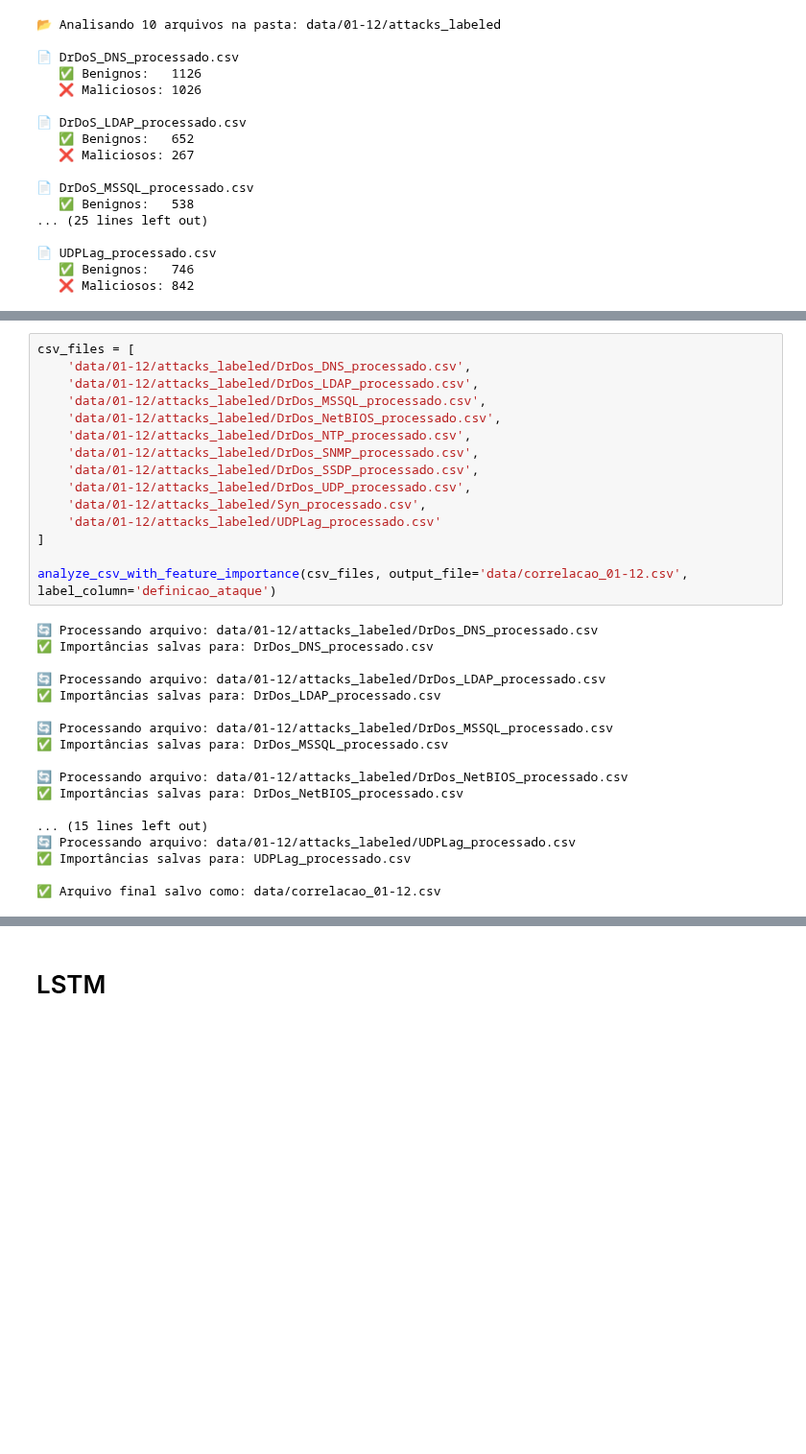
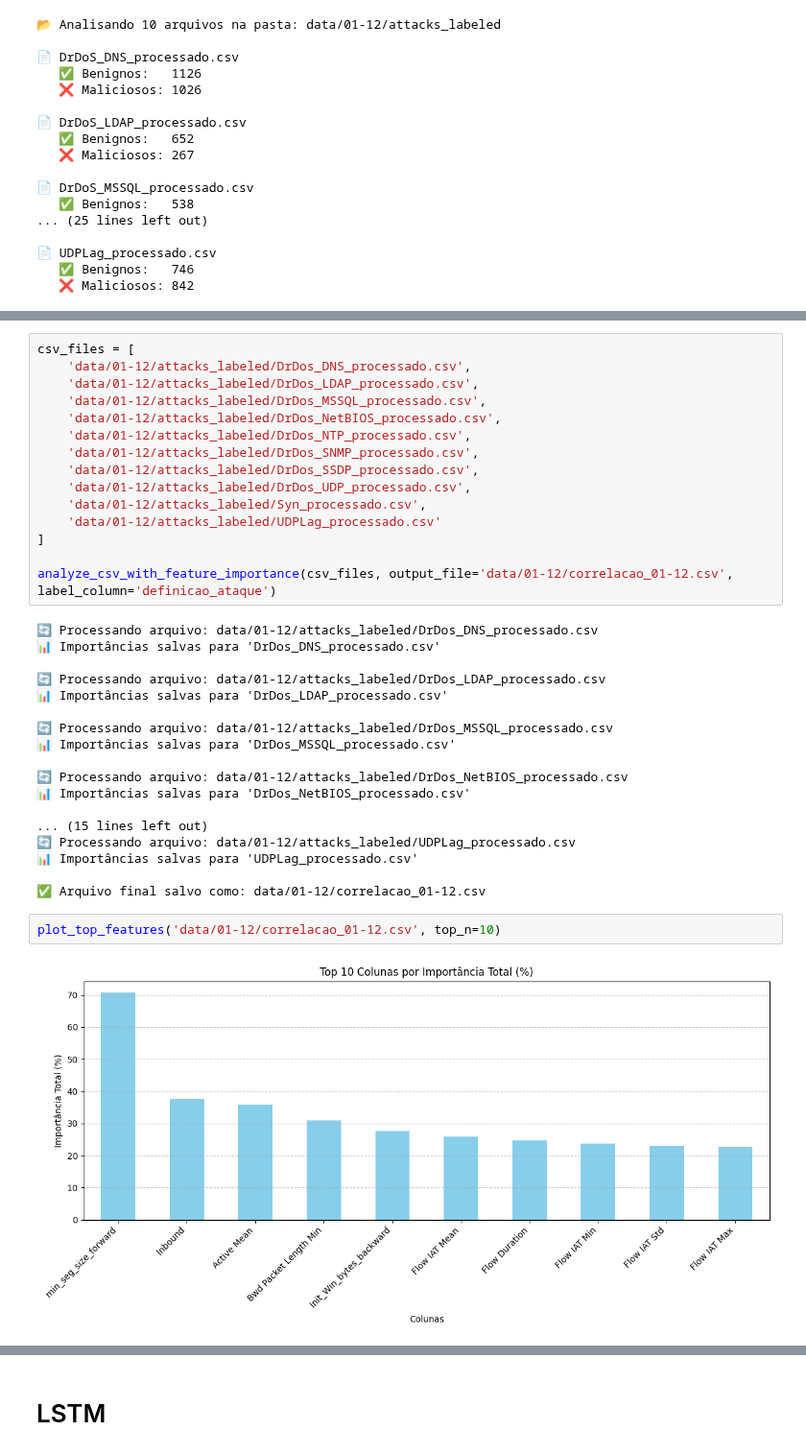
Before and after one commit to iRocktys/anomalyDetection, a Jupyter notebook: model.ipynb, the cells around one changed output, grey strips where cells are left out. Shown at 96% size. Cells and saved outputs as stored; diff of their text form; blank space fills up the shorter version.

```diff
--- a/model.ipynb
+++ b/model.ipynb
@@ -659,22 +644,26 @@ csv_files = [
     'data/01-12/attacks_labeled/UDPLag_processado.csv'
 ]
 
-analyze_csv_with_feature_importance(csv_files, output_file='data/correlacao_01-12.csv', label_column='definicao_ataque')
+analyze_csv_with_feature_importance(csv_files, output_file='data/01-12/correlacao_01-12.csv', label_column='definicao_ataque')
 # %% [output]
 🔄 Processando arquivo: data/01-12/attacks_labeled/DrDos_DNS_processado.csv
-✅ Importâncias salvas para: DrDos_DNS_processado.csv
+📊 Importâncias salvas para 'DrDos_DNS_processado.csv'
 
 🔄 Processando arquivo: data/01-12/attacks_labeled/DrDos_LDAP_processado.csv
-✅ Importâncias salvas para: DrDos_LDAP_processado.csv
+📊 Importâncias salvas para 'DrDos_LDAP_processado.csv'
 
 🔄 Processando arquivo: data/01-12/attacks_labeled/DrDos_MSSQL_processado.csv
-✅ Importâncias salvas para: DrDos_MSSQL_processado.csv
+📊 Importâncias salvas para 'DrDos_MSSQL_processado.csv'
 
 🔄 Processando arquivo: data/01-12/attacks_labeled/DrDos_NetBIOS_processado.csv
-✅ Importâncias salvas para: DrDos_NetBIOS_processado.csv
+📊 Importâncias salvas para 'DrDos_NetBIOS_processado.csv'
 
 ... (15 lines left out)
 🔄 Processando arquivo: data/01-12/attacks_labeled/UDPLag_processado.csv
-✅ Importâncias salvas para: UDPLag_processado.csv
+📊 Importâncias salvas para 'UDPLag_processado.csv'
 
-✅ Arquivo final salvo como: data/correlacao_01-12.csv
+✅ Arquivo final salvo como: data/01-12/correlacao_01-12.csv
+# %%
+plot_top_features('data/01-12/correlacao_01-12.csv', top_n=10)
+# %% [output]
+[figure, added]
```
Also changed, not shown: parts of 8 cells of this notebook.
